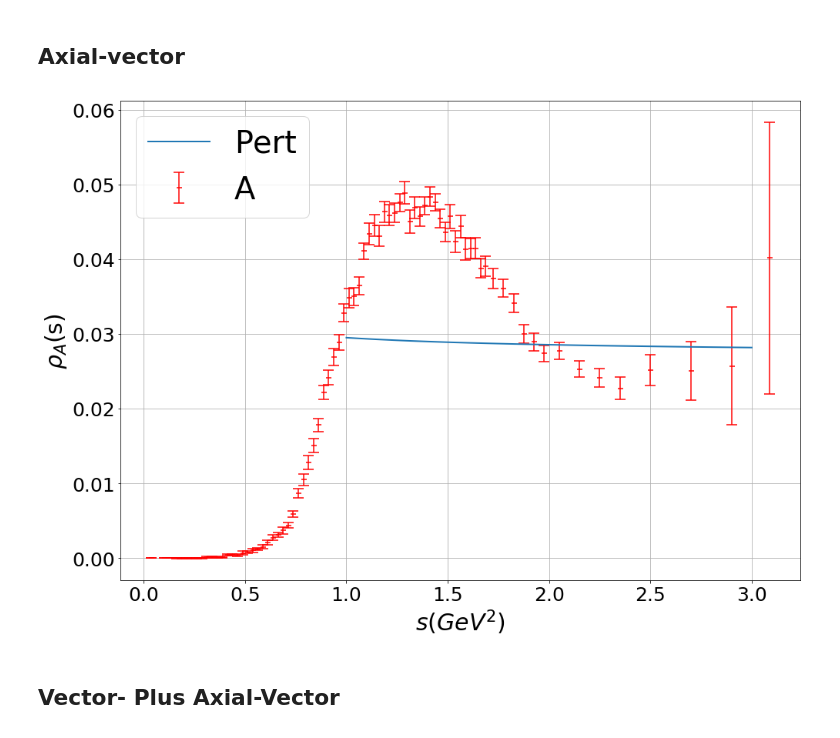
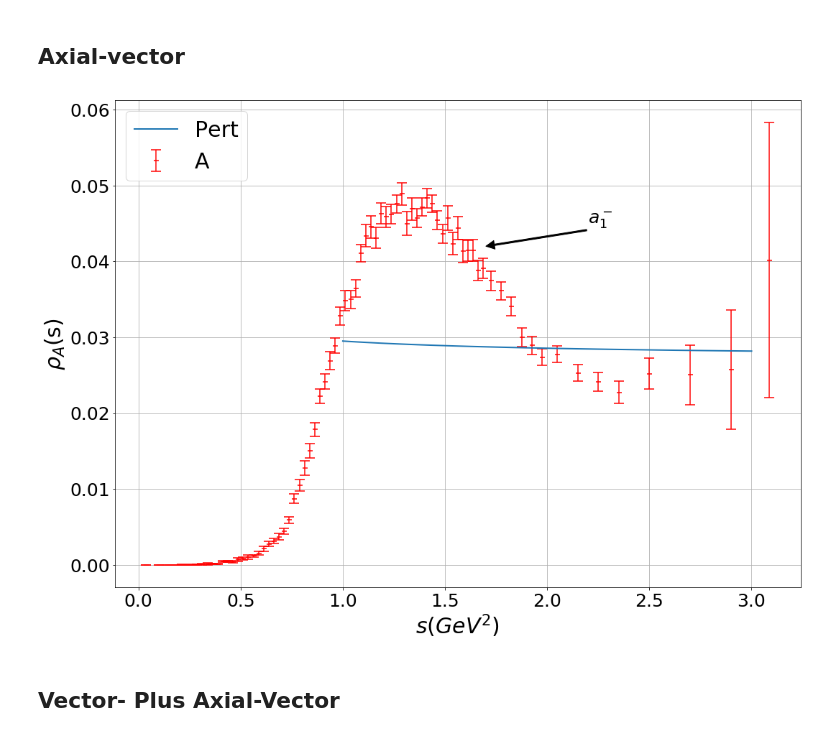
Before and after one commit to phd-dirk/Notebooks, a Jupyter notebook: spectralFunction.ipynb, the cells around one changed output. Drawn from its saved outputs; the diff is of its cells as text; code cells hidden in the pictures.

```diff
--- a/spectralFunction.ipynb
+++ b/spectralFunction.ipynb
@@ -9,7 +9,6 @@ import scipy
 from scipy.special import zeta
 from scipy.integrate import quad, odeint
 from matplotlib import rcParams
-rcParams.update({'figure.autolayout': True})
 crd = rundec.CRunDec()
 # %%
 # complex integration
@@ -152,35 +157,40 @@ plt.errorbar(
     rho_a[:-1],
     color='r',
     yerr=rho_err_a[:-1],
     capsize=7,
     fmt='_',
     mew=1.5,
     markersize=7,
     label='A'
 )
 plt.plot(
     sLin,
     scipy.real(th_func),
     linewidth=2,
     label='Pert'
 )
 
 fig = plt.gcf()
 fig.set_size_inches(14, 10)
 fig.patch.set_facecolor('white')
+fig.tight_layout()
 
 ax = plt.gca()
 ax.tick_params(axis='both', labelsize=25)
 ax.set_ylabel(r'$\rho_A$(s)', fontsize=30)
 ax.set_xlabel('$s(GeV^2)$', fontsize=30)
 
+ax.annotate(r'$a_1^-$', xy=(1.7, 0.042), xytext=(2.2, 0.045),
+            arrowprops=dict(width=2, facecolor="black"), fontsize=25,
+)
 
-plt.legend(prop={'size': 40})
+
+plt.legend(prop={'size': 30})
 plt.grid()
 
 plt.savefig('./../Thesis/chapters/tauDecaysIntoHadrons/images/specFuncAleph_A.eps',format='eps')
 # %% [output]
-[figure, old version]
+[figure, new version]
 # %% [markdown]
 ## Vector- Plus Axial-Vector
 # %%
```
Also changed, not shown: parts of 3 cells of this notebook, 1 other file.
